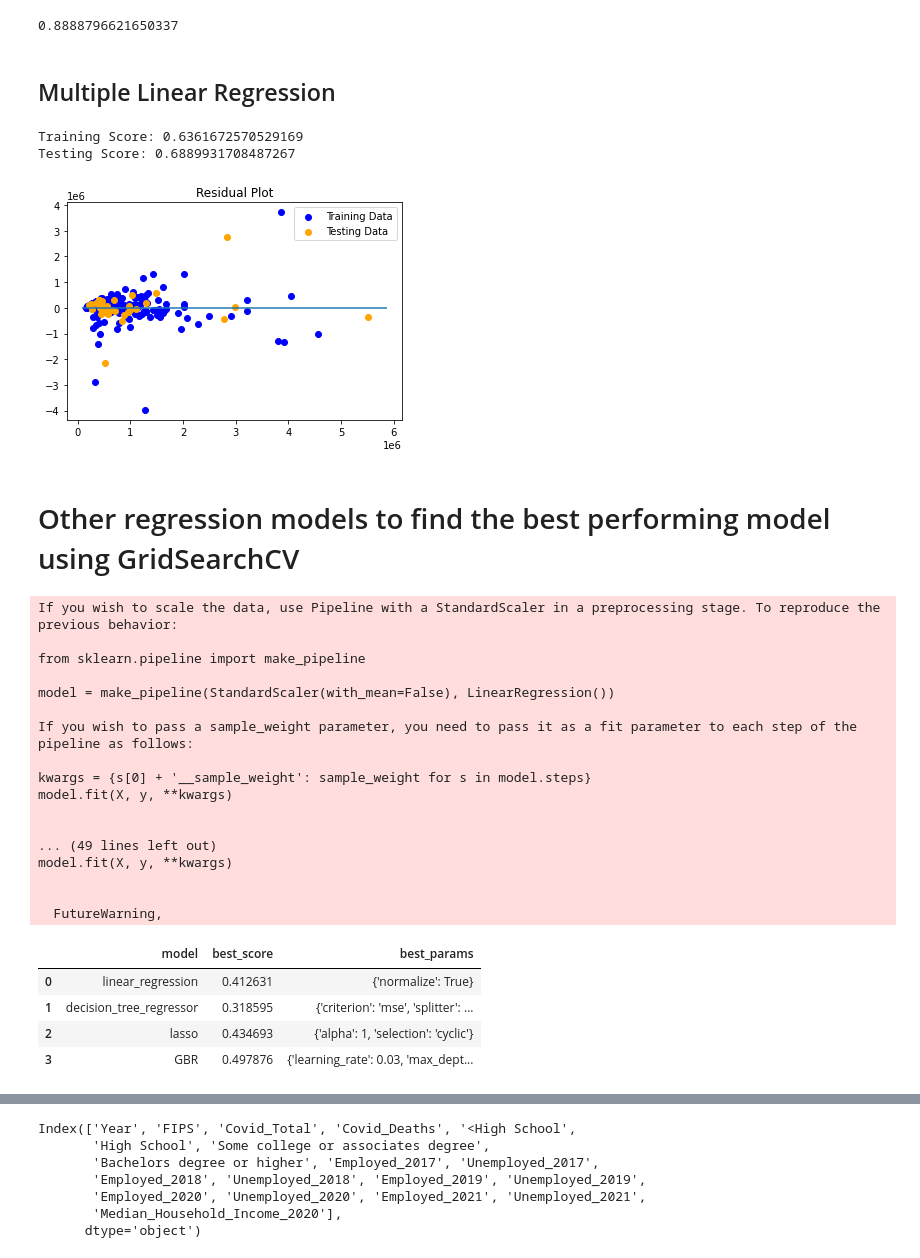
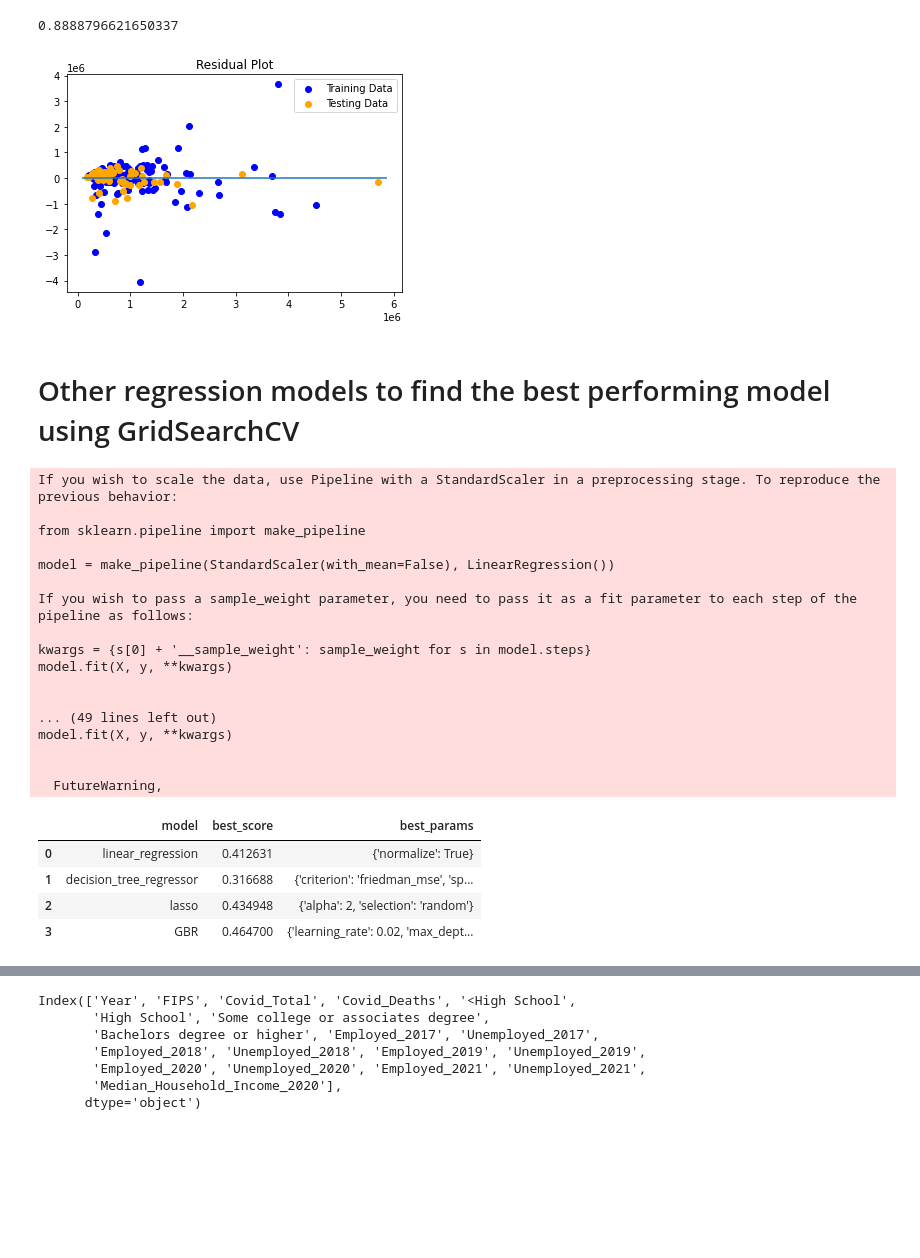
Before and after one commit to ussyed11/Covid-19-Impact-on-Mental-Illness-in-USA, a Jupyter notebook: ML/ML/different_L_Regression.ipynb, the cells around one changed output, grey strips where cells are left out. Drawn from its saved outputs; the diff is of its cells as text; code cells hidden in the pictures; blank space fills up the shorter version.

```diff
--- a/ML/ML/different_L_Regression.ipynb
+++ b/ML/ML/different_L_Regression.ipynb
@@ -136,5 +137,6 @@ Index(['Year', 'State', 'FIPS', '18_or_Older_AMI_Total', 'Covid_Total',
 # %%
-# select features
-X = ml_alg.drop(['18_or_Older_AMI_Total', 'State',], axis = 1)
-y = ml_alg[["18_or_Older_AMI_Total"]]
+# select model feature and target
+# Select fetures for multi variant regression
+X = ml_alg.drop(["18_or_Older_AMI_Total", 'State'], axis = 1)
+y = ml_alg[['18_or_Older_AMI_Total']]
 # %%
@@ -213,8 +205,3 @@ with open("columns.json", "w") as f:
 # %%
 # r2_score_df2 = r2_score(y_test, y_predict)
 # r2_score_df2
-# %% [markdown]
-## Multiple Linear Regression
-# %%
-# Use train_test_split from Sklearn for dividing into training and test sets
-X_train, X_test, y_train, y_test = train_test_split(X, y, test_size=0.15, random_state=10)
@@ -224,24 +208,14 @@ model = LinearRegression()
-# %%
-# Fit the model to the training data, and calculate the scores for the training and testing data.
-model.fit(X_train, y_train)
-training_score = model.score(X_train, y_train)
-testing_score = model.score(X_test, y_test)
-print(f"Training Score: {training_score}")
-print(f"Testing Score: {testing_score}")
-# %% [output]
-Training Score: 0.6361672570529169
-Testing Score: 0.6889931708487267
 # %%
 # Plot the residuals for the training and testing data.
 # We want our predictions to be close to zero on the y-axis in this plot.
-plt.scatter(model.predict(X_train), model.predict(X_train) - y_train, c="blue", label="Training Data")
-plt.scatter(model.predict(X_test), model.predict(X_test) - y_test, c="orange", label="Testing Data")
+plt.scatter(lr.predict(X_train), lr.predict(X_train) - y_train, c="blue", label="Training Data")
+plt.scatter(lr.predict(X_test), lr.predict(X_test) - y_test, c="orange", label="Testing Data")
 plt.legend()
 plt.hlines(y=0, xmin=y.min(), xmax=y.max())
 plt.title("Residual Plot")
 plt.show()
 # %% [output]
-[figure, old version]
+[figure, new version]
 # %% [markdown]
 # Other regression models to find the best performing model using GridSearchCV
 # %%
@@ -290,7 +264,6 @@ def find_best_model_using_gridsearchcv(X, y):
     return pd.DataFrame(scores, columns=['model','best_score','best_params'])
 # %%
 # Find the best performing model using GridSearchCV
-
 find_best_model_using_gridsearchcv(X, y)
 # %% [output]
 If you wish to scale the data, use Pipeline with a StandardScaler in a preprocessing stage. To reproduce the previous behavior:
@@ -312,9 +285,9 @@ model.fit(X, y, **kwargs)
   FutureWarning,
 |  | model | best_score | best_params |
 | 0 | linear_regression | 0.412631 | {'normalize': True} |
-| 1 | decision_tree_regressor | 0.318595 | {'criterion': 'mse', 'splitter': ... |
-| 2 | lasso | 0.434693 | {'alpha': 1, 'selection': 'cyclic'} |
-| 3 | GBR | 0.497876 | {'learning_rate': 0.03, 'max_dept... |
+| 1 | decision_tree_regressor | 0.316688 | {'criterion': 'friedman_mse', 'sp... |
+| 2 | lasso | 0.434948 | {'alpha': 2, 'selection': 'random'} |
+| 3 | GBR | 0.464700 | {'learning_rate': 0.02, 'max_dept... |
 # %%
 # Visualize our predictions
 import seaborn as sns
```
Also changed, not shown: parts of 10 cells of this notebook.
